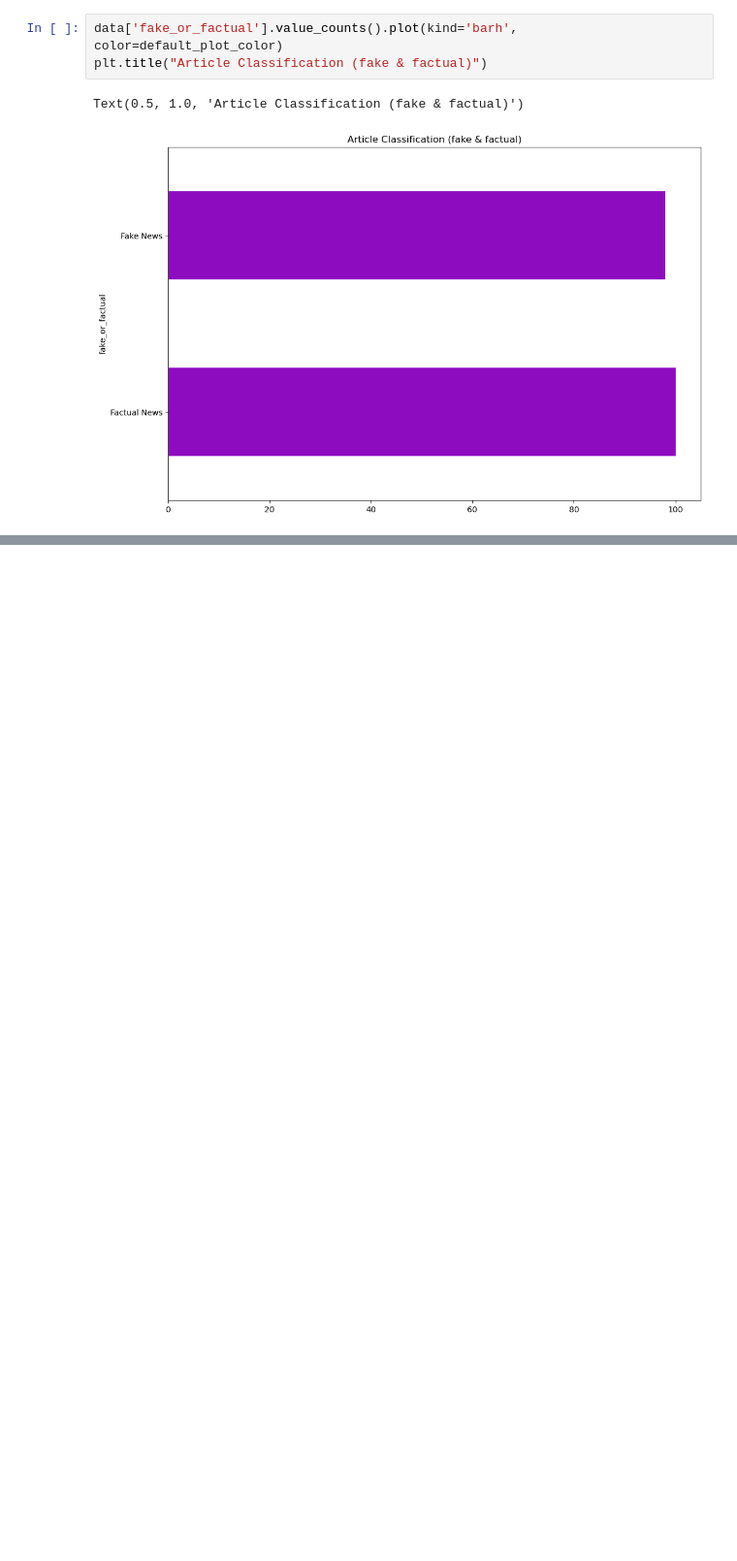
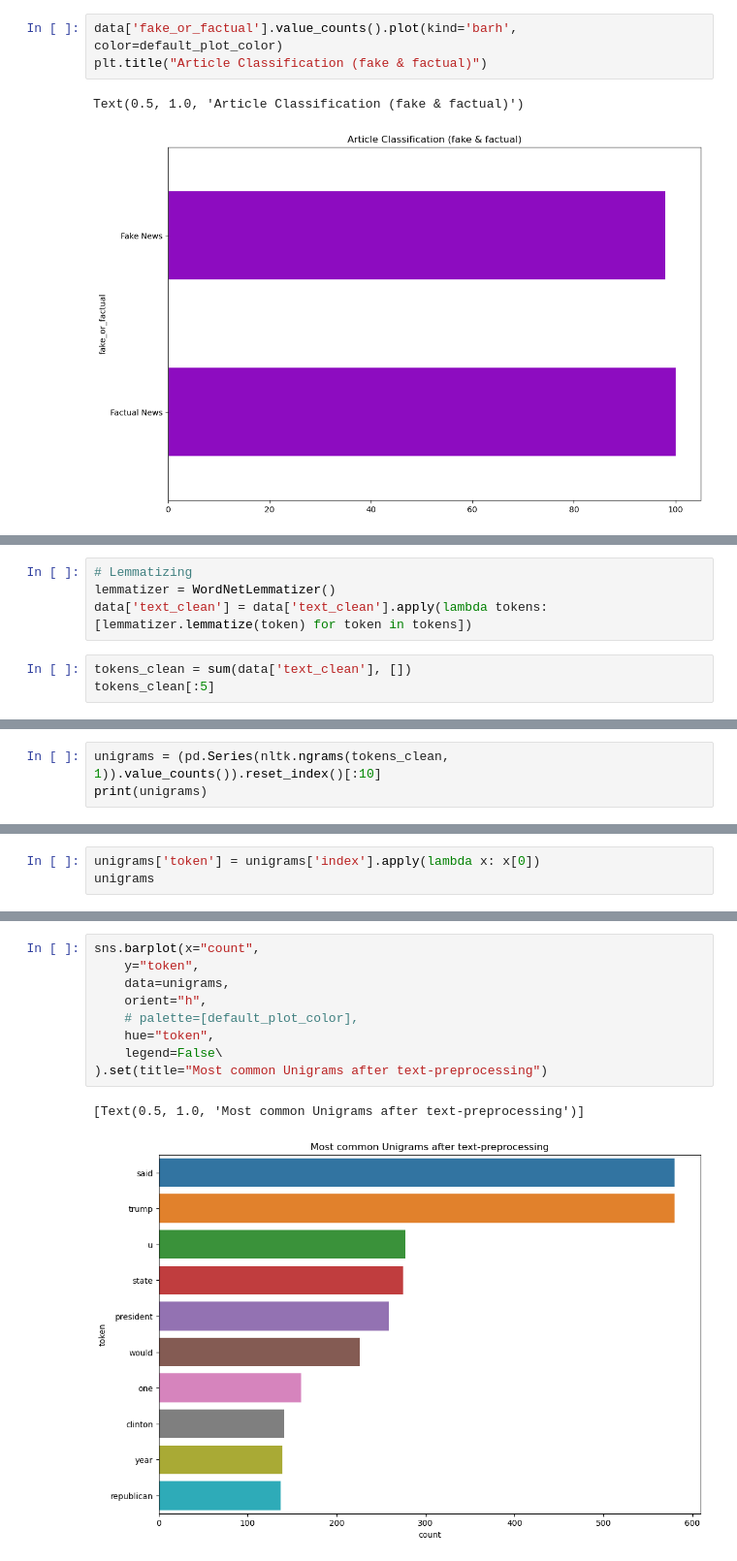
Before and after one commit to SA-30/ai_projects, a Jupyter notebook: 9) Fake News Classifier/classifier.ipynb, the cells around one changed output, grey strips where cells are left out. Shown: that part at 97% size. Drawn from its saved outputs; the diff is of its cells as text; blank space fills up the shorter version.

```diff
--- a/9) Fake News Classifier/classifier.ipynb
+++ b/9) Fake News Classifier/classifier.ipynb
@@ -67,0 +326,7 @@ Text(0.5, 1.0, 'Article Classification (fake & factual)')
+# %%
+# Lemmatizing
+lemmatizer = WordNetLemmatizer()
+data['text_clean'] = data['text_clean'].apply(lambda tokens: [lemmatizer.lemmatize(token) for token in tokens])
+# %%
+tokens_clean = sum(data['text_clean'], [])
+tokens_clean[:5]
@@ -67,0 +335,3 @@ Text(0.5, 1.0, 'Article Classification (fake & factual)')
+# %%
+unigrams = (pd.Series(nltk.ngrams(tokens_clean, 1)).value_counts()).reset_index()[:10]
+print(unigrams)
@@ -67,0 +350,3 @@ Text(0.5, 1.0, 'Article Classification (fake & factual)')
+# %%
+unigrams['token'] = unigrams['index'].apply(lambda x: x[0])
+unigrams
@@ -67,0 +365,12 @@ Text(0.5, 1.0, 'Article Classification (fake & factual)')
+# %%
+sns.barplot(x="count",
+    y="token",
+    data=unigrams,
+    orient="h",
+    # palette=[default_plot_color],
+    hue="token",
+    legend=False\
+).set(title="Most common Unigrams after text-preprocessing")
+# %% [output]
+[Text(0.5, 1.0, 'Most common Unigrams after text-preprocessing')]
+[figure, added]
```
Also changed, not shown: parts of 44 cells of this notebook.
